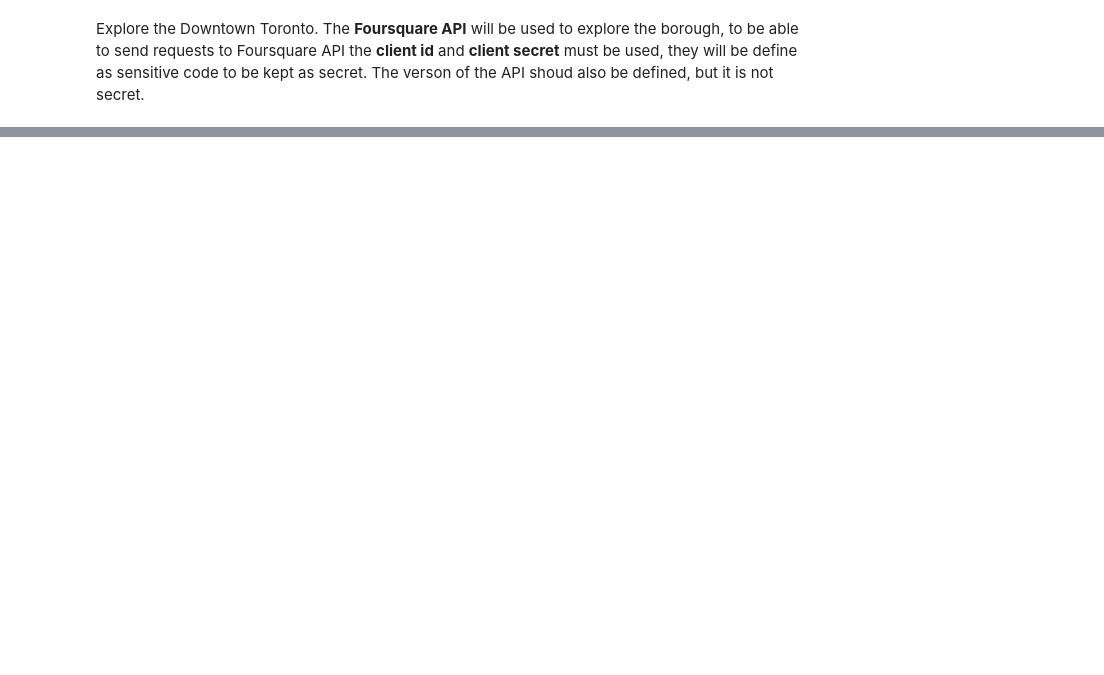
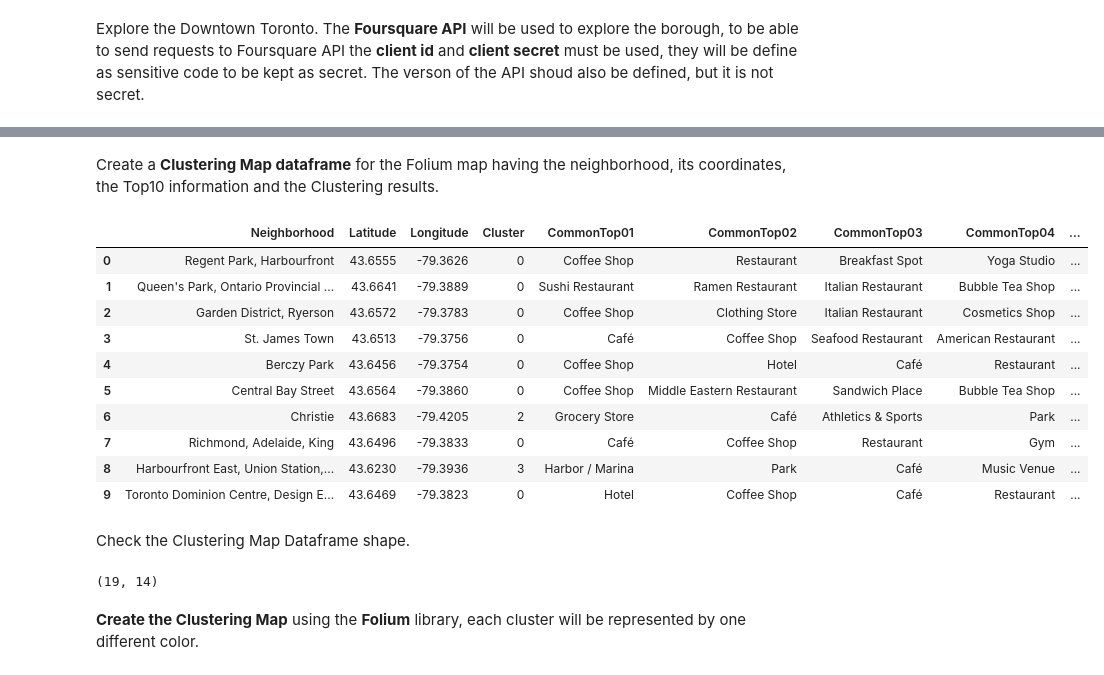
Before and after one commit to sjsilvabr/Coursera_Capstone, a Jupyter notebook: Toronto_Assignment.ipynb, the cells around one changed output, grey strips where cells are left out. Saved outputs shown, nothing was run; the diff lists cells and outputs as text; code cells hidden in the pictures; blank space fills up the shorter version.

```diff
--- a/Toronto_Assignment.ipynb
+++ b/Toronto_Assignment.ipynb
@@ -462,0 +725,28 @@ Still working on it.
+# %% [markdown]
+Create a __Clustering Map dataframe__ for the Folium map having the neighborhood, its coordinates, the Top10 information and the Clustering results.
+# %%
+# merge the Toronto Dataframe with the Venues Top10 Dataframe
+dfclustermap = pd.merge(dtdata[['Neighborhood', 'Latitude', 'Longitude']], dfvenues_top10, on='Neighborhood')
+
+# show the first 10 observations
+dfclustermap.head(10)
+# %% [output]
+|  | Neighborhood | Latitude | Longitude | Cluster | CommonTop01 | CommonTop02 | CommonTop03 | CommonTop04 | ... |
+| 0 | Regent Park, Harbourfront | 43.6555 | -79.3626 | 0 | Coffee Shop | Restaurant | Breakfast Spot | Yoga Studio | ... |
+| 1 | Queen's Park, Ontario Provincial ... | 43.6641 | -79.3889 | 0 | Sushi Restaurant | Ramen Restaurant | Italian Restaurant | Bubble Tea Shop | ... |
+| 2 | Garden District, Ryerson | 43.6572 | -79.3783 | 0 | Coffee Shop | Clothing Store | Italian Restaurant | Cosmetics Shop | ... |
+| 3 | St. James Town | 43.6513 | -79.3756 | 0 | Café | Coffee Shop | Seafood Restaurant | American Restaurant | ... |
+| 4 | Berczy Park | 43.6456 | -79.3754 | 0 | Coffee Shop | Hotel | Café | Restaurant | ... |
+| 5 | Central Bay Street | 43.6564 | -79.3860 | 0 | Coffee Shop | Middle Eastern Restaurant | Sandwich Place | Bubble Tea Shop | ... |
+| 6 | Christie | 43.6683 | -79.4205 | 2 | Grocery Store | Café | Athletics & Sports | Park | ... |
+| 7 | Richmond, Adelaide, King | 43.6496 | -79.3833 | 0 | Café | Coffee Shop | Restaurant | Gym | ... |
+| 8 | Harbourfront East, Union Station,... | 43.6230 | -79.3936 | 3 | Harbor / Marina | Park | Café | Music Venue | ... |
+| 9 | Toronto Dominion Centre, Design E... | 43.6469 | -79.3823 | 0 | Hotel | Coffee Shop | Café | Restaurant | ... |
+# %% [markdown]
+Check the Clustering Map Dataframe shape.
+# %%
+dfclustermap.shape
+# %% [output]
+(19, 14)
+# %% [markdown]
+__Create the Clustering Map__ using the __Folium__ library, each cluster will be represented by one different color.
```
Also changed, not shown: parts of 56 cells of this notebook.
